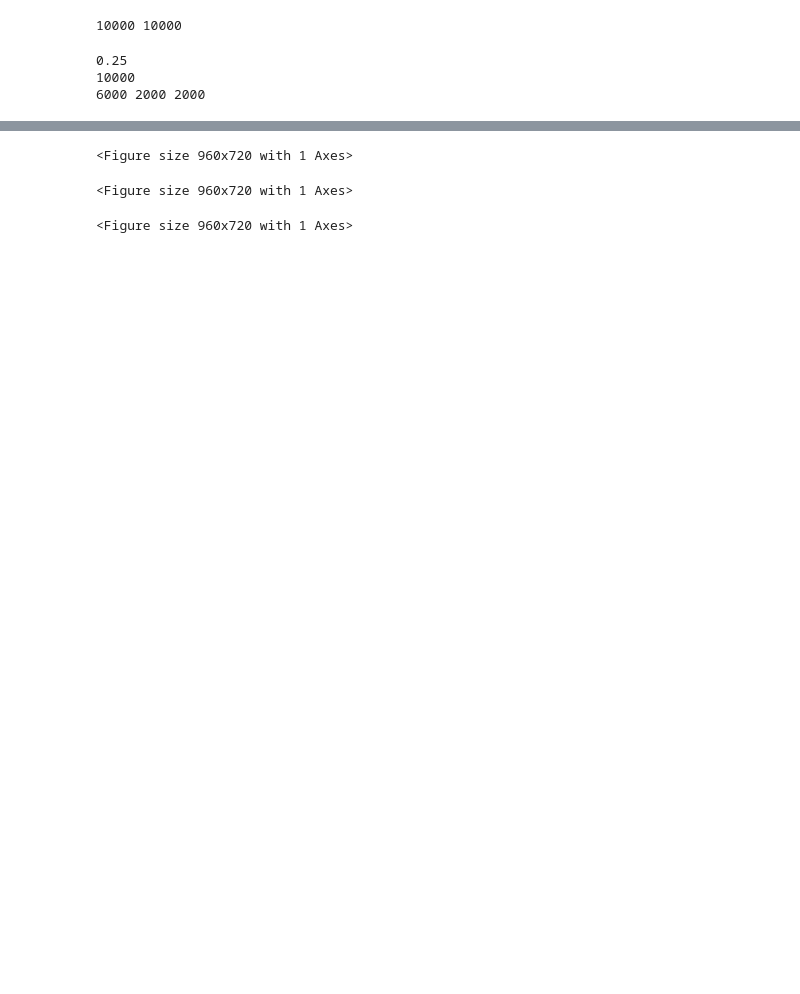
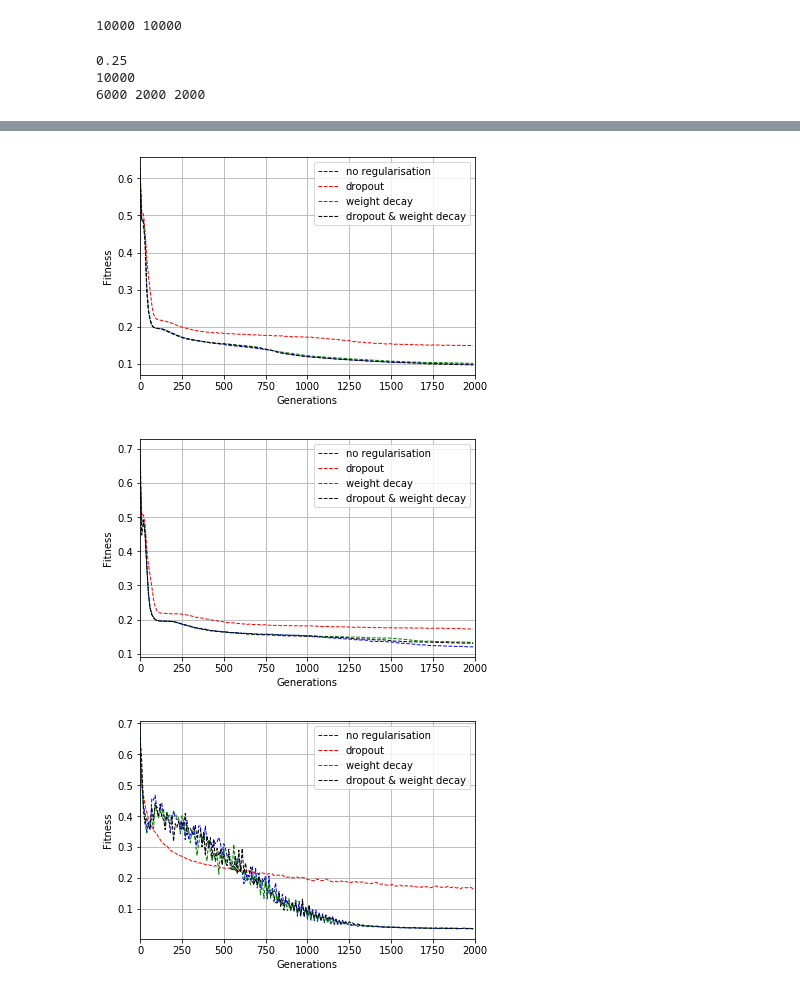
Before and after one commit to quintonweenink/nn-sloan-digital-sky-survey-classification, a Jupyter notebook: nn.ipynb, the cells around one changed output, grey strips where cells are left out. Drawn from its saved outputs; the diff is of its cells as text; code cells hidden in the pictures; blank space fills up the shorter version.

```diff
--- a/nn.ipynb
+++ b/nn.ipynb
@@ -387,13 +329,13 @@ with open('./docs/resulttable2.txt', 'w') as f:
 # %%
 import matplotlib.pyplot as plt
 
-SMALL_SIZE = 10
-MEDIUM_SIZE = 12
+# SMALL_SIZE = 10
+# MEDIUM_SIZE = 12
 
-plt.rc('font', size=SMALL_SIZE)
-plt.rc('axes', titlesize=MEDIUM_SIZE)
-plt.rc('axes', labelsize=MEDIUM_SIZE)
-plt.rcParams['figure.dpi']=150
+# plt.rc('font', size=SMALL_SIZE)
+# plt.rc('axes', titlesize=MEDIUM_SIZE)
+# plt.rc('axes', labelsize=MEDIUM_SIZE)
+# plt.rcParams['figure.dpi']=150
 
 generations = np.arange(0, NUM_EPOCHS, REPORT_RATE)
 
@@ -402,36 +344,36 @@ plotColors = [
     'r--',
     'g--',
     'k--',
     'g^',
     'k'
 ]
 
 
 graphs = [[regularisationBatchNets, 'batch'], [regularisationMiniBatchNets, 'miniBatch'], [regularisationActiveNets, 'active']]
 for graph in graphs:
     fig = plt.figure()
     plt.grid(1)
     plt.xlim([0, NUM_EPOCHS])
     plt.ion()
     plt.xlabel('Generations')
     plt.ylabel('Fitness')
     plots = []
     descriptions = []
     for x, result in enumerate(graph[0]):
         overTimeAccuracy = np.array(list(map(lambda x: x.trainOverTimeAccuracy, result[0])))
         meanOverTimeAccuracy = 1 - np.mean(overTimeAccuracy, axis=0)
         plots.append(plt.plot(generations, meanOverTimeAccuracy, plotColors[x%len(plotColors)] , linewidth=1, markersize=1)[0])
         descriptions.append(result[1])
 
     plt.legend(plots, descriptions)
     fig.savefig('./docs/' + graph[1] + 'Traning2.png')
     plt.show(5)
 
     plt.close()
 # %% [output]
-<Figure size 960x720 with 1 Axes>
-<Figure size 960x720 with 1 Axes>
-<Figure size 960x720 with 1 Axes>
+[figure, added]
+[figure, added]
+[figure, added]
 # %%
 fig = plt.figure()
 plt.grid(1)
```
Also changed, not shown: parts of 10 cells of this notebook, 8 other files.
